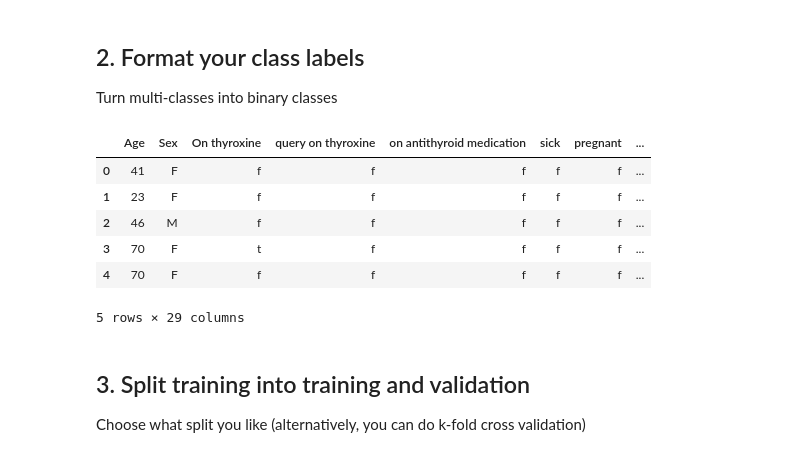
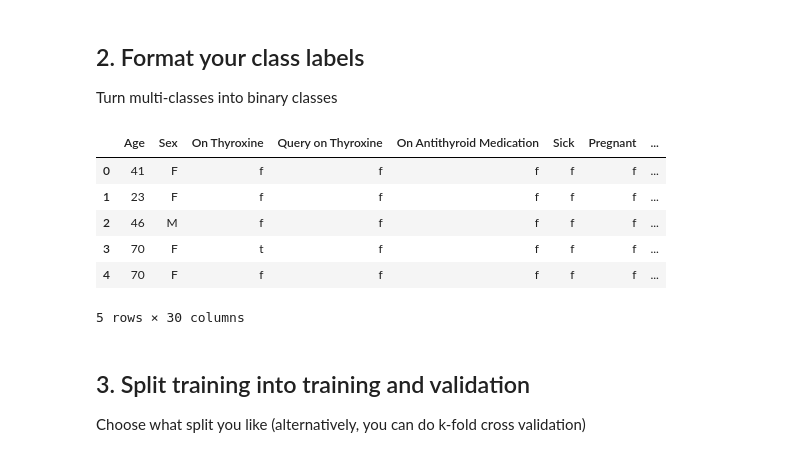
Before and after one commit to yashabazz/Week1Public, a Jupyter notebook: Challenge Project/Week1Challenge_Template.ipynb, the cells around one changed output. Drawn from its saved outputs; the diff is of its cells as text; code cells hidden in the pictures.

Commit message:
updated challenge project notebooks for Week 1

```diff
--- a/Challenge Project/Week1Challenge_Template.ipynb
+++ b/Challenge Project/Week1Challenge_Template.ipynb
@@ -12,53 +12,55 @@ import numpy as np
 
 %matplotlib inline
 # %%
-train_url = "https://raw.githubusercontent.com/BeaverWorksMedlytics/datasets/master/allhypo.train.data.csv"
-test_url = "https://raw.githubusercontent.com/BeaverWorksMedlytics/datasets/master/allhypo.test.data.csv"
+train_url = "https://raw.githubusercontent.com/Medlytics2021/Week1Public/master/Datasets/allhypo.train.data"
+test_url = "https://raw.githubusercontent.com/Medlytics2021/Week1Public/master/Datasets/allhypo.test.test"
 
 data_train = po.read_csv(train_url)
-data_test = po.read_csv(test_url)   # this will not have a 'class' column!
+data_test = po.read_csv(test_url)   # this will not have a 'Class' column!
 
 # identify columns by what time of data they hold
-numeric_columns=list(["Age","TSH","T3","TT4","T4u","FTI"])
+numeric_columns=list(["Age","TSH","T3","TT4","T4U","FTI"])
 
-# categorical columns are everything else (minus 'class')
-categorical_columns = list(set(data_train.columns)-set(numeric_columns)-set(['class']))
+# categorical columns are everything else (minus 'Class')
+categorical_columns = list(set(data_train.columns)-set(numeric_columns)-set(['Class']))
+# %%
+data_train.columns = ['Age', 'Sex', 'On Thyroxine', 'Query on Thyroxine', 'On Antithyroid Medication', 'Sick', 'Pregnant', 'Thyroid Surgery', 'I131 Treatment', 'Query Hypothyroid', 'Query Hyperthyroid', 'Lithium', 'Goiter', 'Tumor', 'Hypopituitary', 'Psych', 'TSH Measured', 'TSH', 'T3 Measured', 'T3', 'TT4 Measured', 'TT4', 'T4U Measured', 'T4U', 'FTI Measured', 'FTI', 'TBG Measured', 'TBG', 'Referral Source', 'Class']
+data_test.columns = ['Age', 'Sex', 'On Thyroxine', 'Query on Thyroxine', 'On Antithyroid Medication', 'Sick', 'Pregnant', 'Thyroid Surgery', 'I131 Treatment', 'Query Hypothyroid', 'Query Hyperthyroid', 'Lithium', 'Goiter', 'Tumor', 'Hypopituitary', 'Psych', 'TSH Measured', 'TSH', 'T3 Measured', 'T3', 'TT4 Measured', 'TT4', 'T4U Measured', 'T4U', 'FTI Measured', 'FTI', 'TBG Measured', 'TBG', 'Referral Source', 'Class']
 # %% [markdown]
 ## 2. Format your class labels
 Turn multi-classes into binary classes
 # %%
 def format_class_labels(df):
 
     import re
 
     # regex the weird class labels out
     regex_pattern = ( "\.\|\d+")
 
     for index, row in df.iterrows():
 
         # substitute instances of our regex_pattern for an empty string
-        new_class = re.sub(regex_pattern, '', row['class'])
-        df.loc[index,'class']=new_class
+        new_class = re.sub(regex_pattern, '', row['Class'])
+        df.loc[index, 'Class'] = new_class
 
     # set all negative class labels to 0, all others to 1
-
-    df['class'] = df['class'].replace('negative', 0)
-    df['class'] = df['class'].replace('compensated hypothyroid', 1)
-    df['class'] = df['class'].replace('primary hypothyroid', 1)
-    df['class'] = df['class'].replace('secondary hypothyroid', 1)
+    df['Class'] = df['Class'].replace('negative', 0)
+    df['Class'] = df['Class'].replace('compensated hypothyroid', 1)
+    df['Class'] = df['Class'].replace('primary hypothyroid', 1)
+    df['Class'] = df['Class'].replace('secondary hypothyroid', 1)
 
     return df
 
 data_train = format_class_labels(data_train)
 data_train.head()
 # %% [output]
-|  | Age | Sex | On thyroxine | query on thyroxine | on antithyroid medication | sick | pregnant | ... |
+|  | Age | Sex | On Thyroxine | Query on Thyroxine | On Antithyroid Medication | Sick | Pregnant | ... |
 | 0 | 41 | F | f | f | f | f | f | ... |
 | 1 | 23 | F | f | f | f | f | f | ... |
 | 2 | 46 | M | f | f | f | f | f | ... |
 | 3 | 70 | F | t | f | f | f | f | ... |
 | 4 | 70 | F | f | f | f | f | f | ... |
-5 rows × 29 columns
+5 rows × 30 columns
 # %% [markdown]
 ## 3. Split training into training and validation
 Choose what split you like (alternatively, you can do k-fold cross validation)
```
Also changed, not shown: parts of 12 cells of this notebook, 2 other files.
